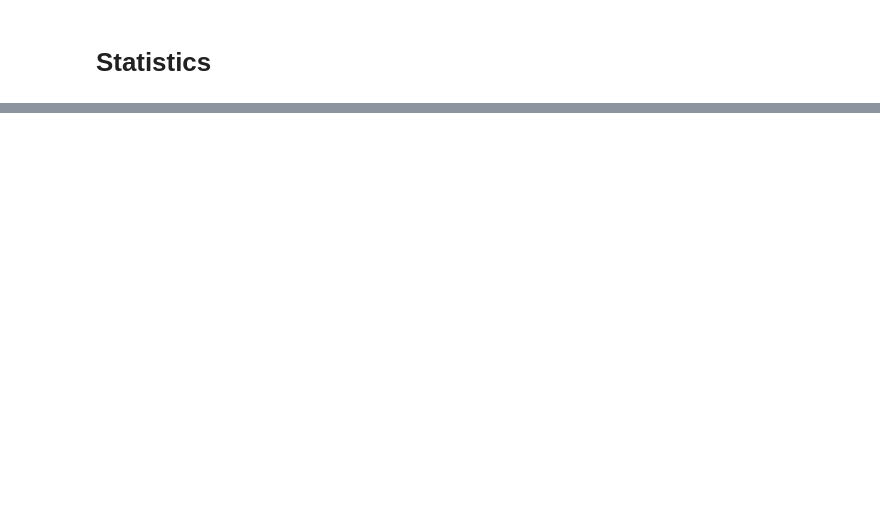
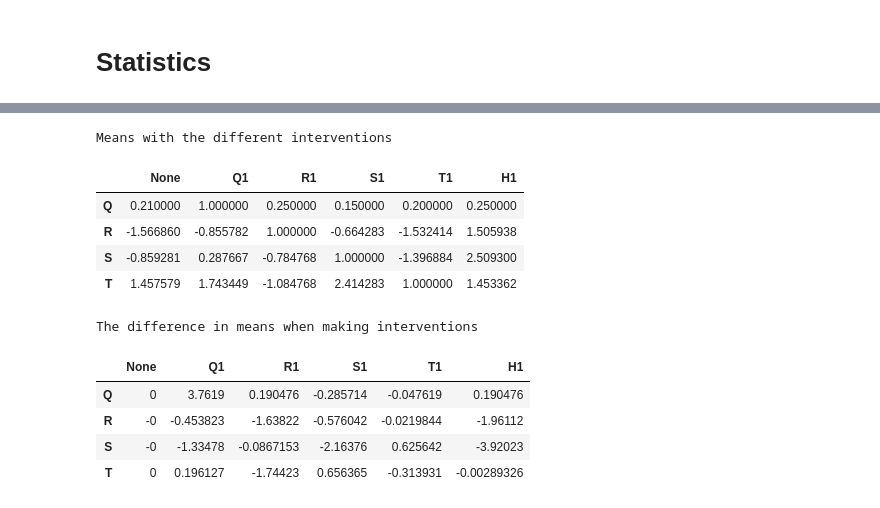
Before and after one commit to The-very-most-awesome-team-of-cool-kids/02463_Causality, a Jupyter notebook: Test project.ipynb, the cells around one changed output, grey strips where cells are left out. Saved outputs shown, nothing was run; the diff lists cells and outputs as text; code cells hidden in the pictures; blank space fills up the shorter version.

```diff
--- a/Test project.ipynb
+++ b/Test project.ipynb
@@ -135,0 +252,34 @@ data_none.corr()
+# %%
+no_means = data_none.mean()
+q1_means = data_q1.mean()
+r1_means = data_r1.mean()
+s1_means = data_s1.mean()
+t1_means = data_t1.mean()
+h1_means = data_h1.mean()
+
+means = pd.DataFrame(list(zip(no_means, q1_means, r1_means, s1_means, t1_means, h1_means)),
+             columns = ["None", "Q1", "R1", "S1", "T1", "H1"], index = ["Q", "R", "S", "T"])
+
+
+print("\033[1mMeans with the different interventions\033[0m")
+display(means)
+
+mean_diff = means.sub(means["None"], axis = 0).divide(means["None"], axis = 0)
+diff_bound = .5
+
+print("\n\033[1mThe difference in means when making interventions\033[0m")
+mean_diff = mean_diff.style.applymap(lambda x: 'background-color : yellow' if abs(x)>diff_bound else '')
+display(mean_diff)
+# %% [output]
+Means with the different interventions
+|  | None | Q1 | R1 | S1 | T1 | H1 |
+| Q | 0.210000 | 1.000000 | 0.250000 | 0.150000 | 0.200000 | 0.250000 |
+| R | -1.566860 | -0.855782 | 1.000000 | -0.664283 | -1.532414 | 1.505938 |
+| S | -0.859281 | 0.287667 | -0.784768 | 1.000000 | -1.396884 | 2.509300 |
+| T | 1.457579 | 1.743449 | -1.084768 | 2.414283 | 1.000000 | 1.453362 |
+The difference in means when making interventions
+|  | None | Q1 | R1 | S1 | T1 | H1 |
+| Q | 0 | 3.7619 | 0.190476 | -0.285714 | -0.047619 | 0.190476 |
+| R | -0 | -0.453823 | -1.63822 | -0.576042 | -0.0219844 | -1.96112 |
+| S | -0 | -1.33478 | -0.0867153 | -2.16376 | 0.625642 | -3.92023 |
+| T | 0 | 0.196127 | -1.74423 | 0.656365 | -0.313931 | -0.00289326 |
```
Also changed, not shown: parts of 6 cells of this notebook, 5 other files.
